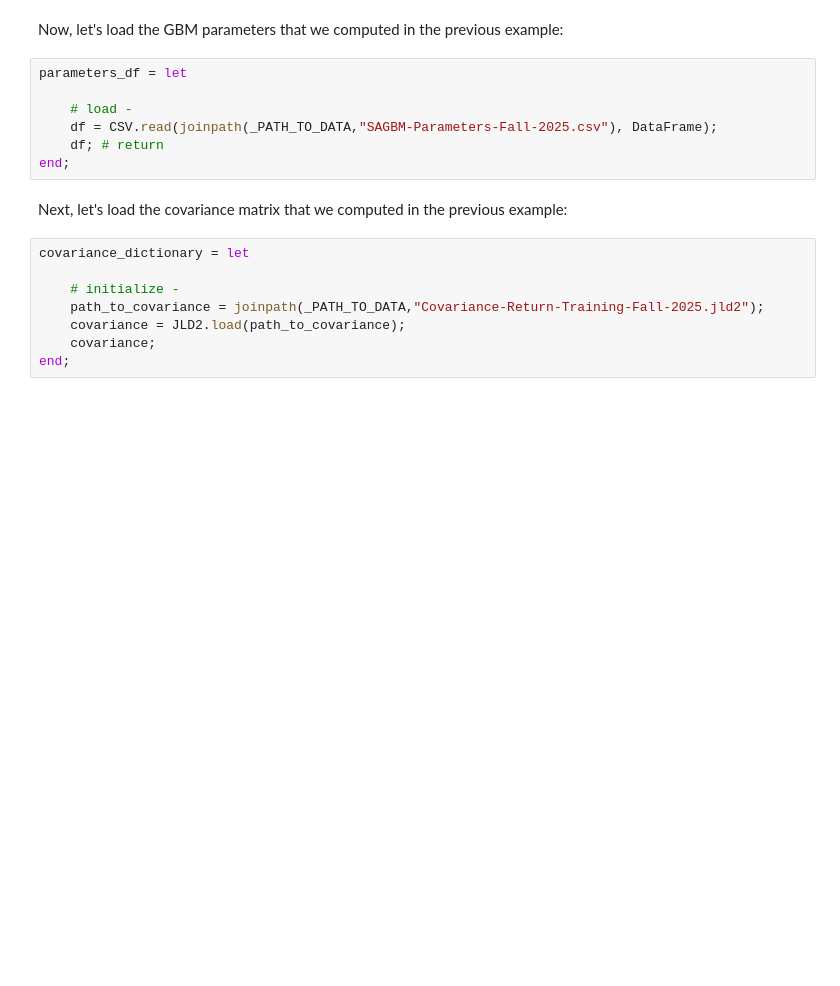
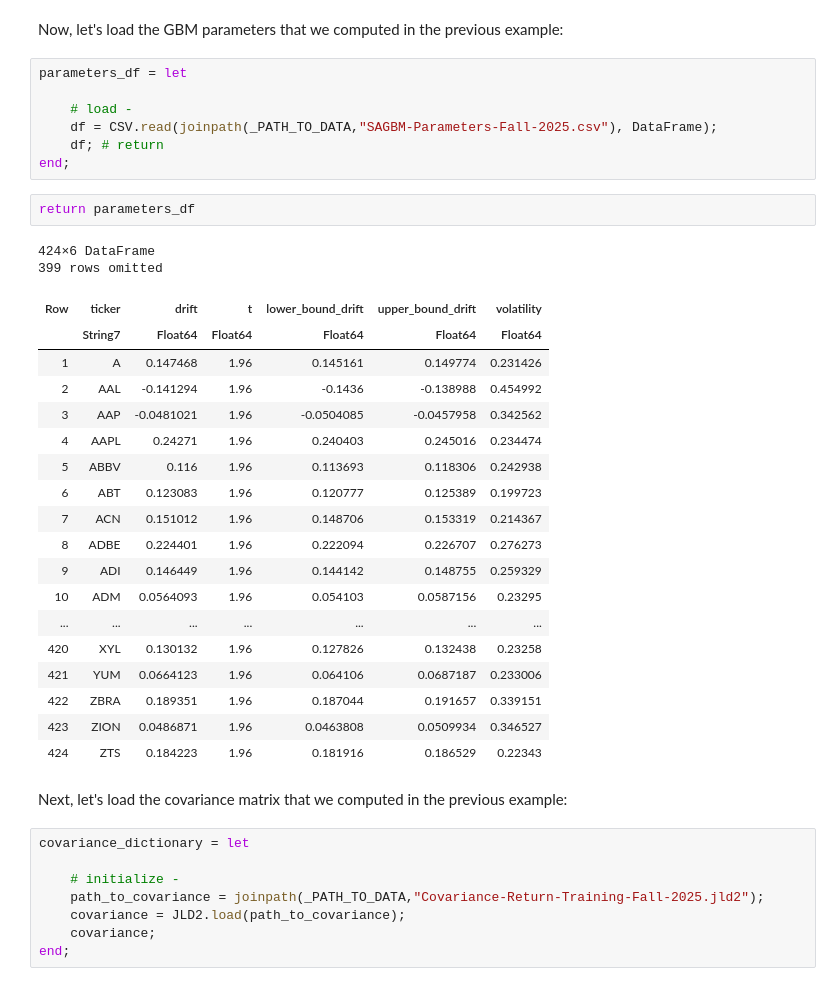
Before and after one commit to CHEME-5660-Classroom-Cornell/ps3-5660-f25-sp2229, a Jupyter notebook: PS3-CHEME-5660-Student-Data-MinVar-Portfolio-Fall-2025.ipynb, the cells around one changed output. Cells and saved outputs as stored; diff of their text form; blank space fills up the shorter version.

```diff
--- a/PS3-CHEME-5660-Student-Data-MinVar-Portfolio-Fall-2025.ipynb
+++ b/PS3-CHEME-5660-Student-Data-MinVar-Portfolio-Fall-2025.ipynb
@@ -83,6 +138,29 @@ parameters_df = let
     df = CSV.read(joinpath(_PATH_TO_DATA,"SAGBM-Parameters-Fall-2025.csv"), DataFrame);
     df; # return
 end;
+# %%
+return parameters_df
+# %% [output]
+424×6 DataFrame
+399 rows omitted
+| Row | ticker | drift | t | lower_bound_drift | upper_bound_drift | volatility |
+|  | String7 | Float64 | Float64 | Float64 | Float64 | Float64 |
+| 1 | A | 0.147468 | 1.96 | 0.145161 | 0.149774 | 0.231426 |
+| 2 | AAL | -0.141294 | 1.96 | -0.1436 | -0.138988 | 0.454992 |
+| 3 | AAP | -0.0481021 | 1.96 | -0.0504085 | -0.0457958 | 0.342562 |
+| 4 | AAPL | 0.24271 | 1.96 | 0.240403 | 0.245016 | 0.234474 |
+| 5 | ABBV | 0.116 | 1.96 | 0.113693 | 0.118306 | 0.242938 |
+| 6 | ABT | 0.123083 | 1.96 | 0.120777 | 0.125389 | 0.199723 |
+| 7 | ACN | 0.151012 | 1.96 | 0.148706 | 0.153319 | 0.214367 |
+| 8 | ADBE | 0.224401 | 1.96 | 0.222094 | 0.226707 | 0.276273 |
+| 9 | ADI | 0.146449 | 1.96 | 0.144142 | 0.148755 | 0.259329 |
+| 10 | ADM | 0.0564093 | 1.96 | 0.054103 | 0.0587156 | 0.23295 |
+| ... | ... | ... | ... | ... | ... | ... |
+| 420 | XYL | 0.130132 | 1.96 | 0.127826 | 0.132438 | 0.23258 |
+| 421 | YUM | 0.0664123 | 1.96 | 0.064106 | 0.0687187 | 0.233006 |
+| 422 | ZBRA | 0.189351 | 1.96 | 0.187044 | 0.191657 | 0.339151 |
+| 423 | ZION | 0.0486871 | 1.96 | 0.0463808 | 0.0509934 | 0.346527 |
+| 424 | ZTS | 0.184223 | 1.96 | 0.181916 | 0.186529 | 0.22343 |
 # %% [markdown]
 Next, let's load the covariance matrix that we computed in the previous example:
 # %%
```
Also changed, not shown: parts of 30 cells of this notebook.
